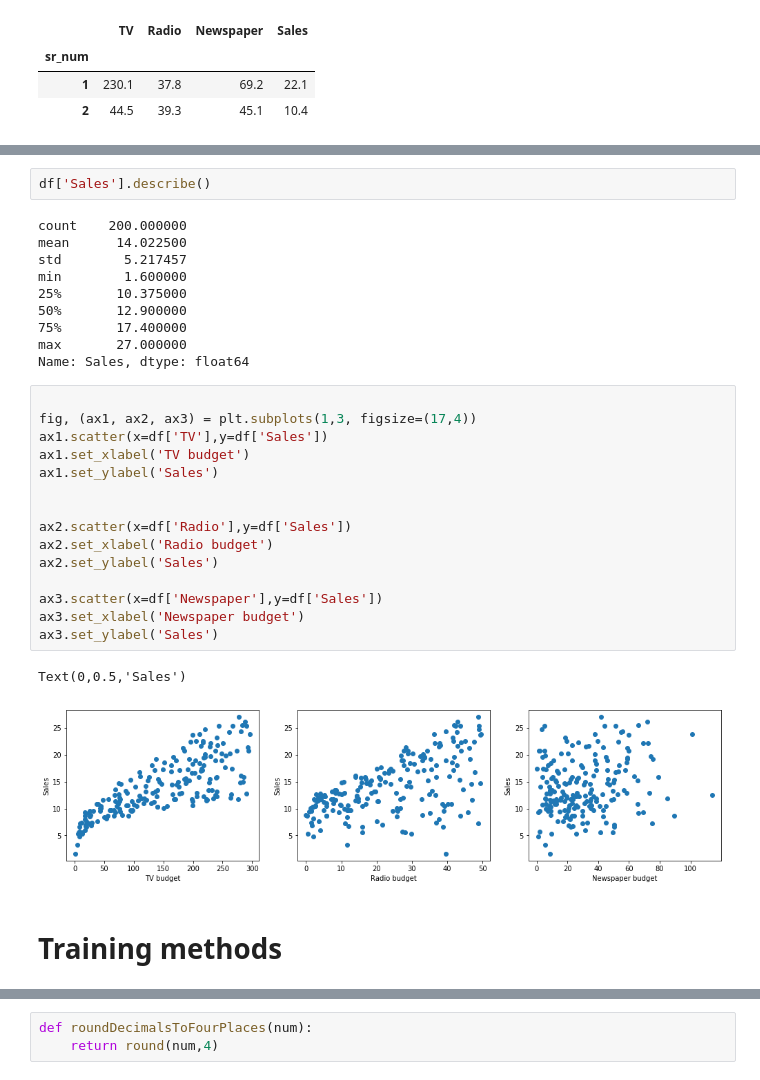
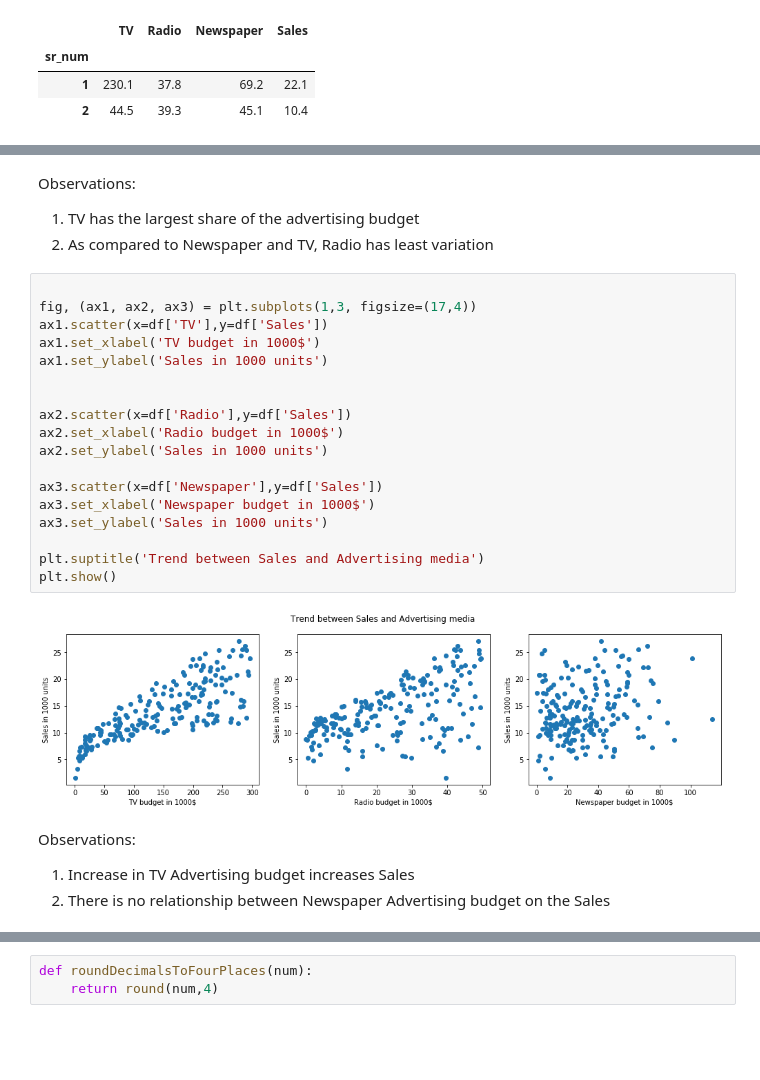
Before and after one commit to siddharth1608/datascience, a Jupyter notebook: linear_regression/advertising_analysis_using_SLR.ipynb, the cells around one changed output, grey strips where cells are left out. Saved outputs shown, nothing was run; the diff lists cells and outputs as text; blank space fills up the shorter version.

```diff
--- a/linear_regression/advertising_analysis_using_SLR.ipynb
+++ b/linear_regression/advertising_analysis_using_SLR.ipynb
@@ -59,32 +38,28 @@ Name: Newspaper, dtype: float64
-# %%
-df['Sales'].describe()
-# %% [output]
-count    200.000000
-mean      14.022500
-std        5.217457
-min        1.600000
-25%       10.375000
-50%       12.900000
-75%       17.400000
-max       27.000000
-Name: Sales, dtype: float64
+# %% [markdown]
+Observations:
+1. TV has the largest share of the advertising budget
+2. As compared to Newspaper and TV, Radio has least variation
 # %%
 
 fig, (ax1, ax2, ax3) = plt.subplots(1,3, figsize=(17,4))
 ax1.scatter(x=df['TV'],y=df['Sales'])
-ax1.set_xlabel('TV budget')
-ax1.set_ylabel('Sales')
+ax1.set_xlabel('TV budget in 1000$')
+ax1.set_ylabel('Sales in 1000 units')
 
 
 ax2.scatter(x=df['Radio'],y=df['Sales'])
-ax2.set_xlabel('Radio budget')
-ax2.set_ylabel('Sales')
+ax2.set_xlabel('Radio budget in 1000$')
+ax2.set_ylabel('Sales in 1000 units')
 
 ax3.scatter(x=df['Newspaper'],y=df['Sales'])
-ax3.set_xlabel('Newspaper budget')
-ax3.set_ylabel('Sales')
+ax3.set_xlabel('Newspaper budget in 1000$')
+ax3.set_ylabel('Sales in 1000 units')
+
+plt.suptitle('Trend between Sales and Advertising media')
+plt.show()
 # %% [output]
-Text(0,0.5,'Sales')
-[figure, old version]
+[figure, new version]
-# %% [markdown]
-# Training methods
+# %% [markdown]
+Observations:
+1. Increase in TV Advertising budget increases Sales
+2. There is no relationship between Newspaper Advertising budget on the Sales
```
Also changed, not shown: parts of 24 cells of this notebook, 2 other files.
